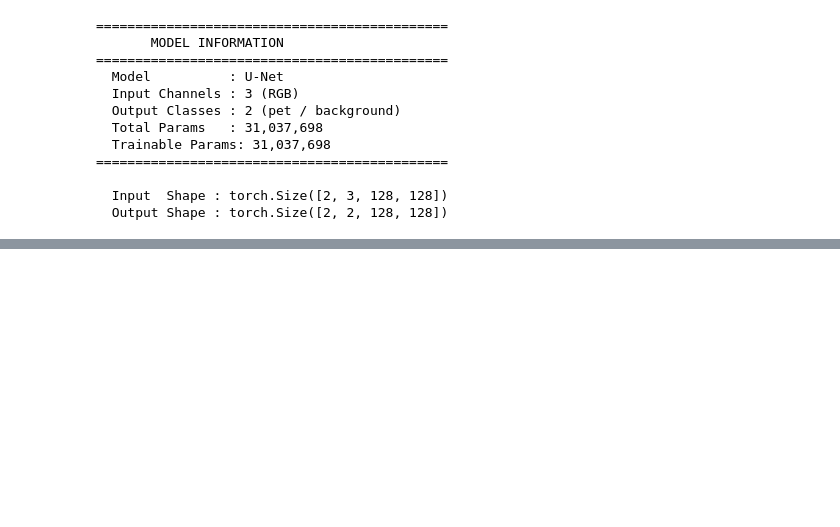
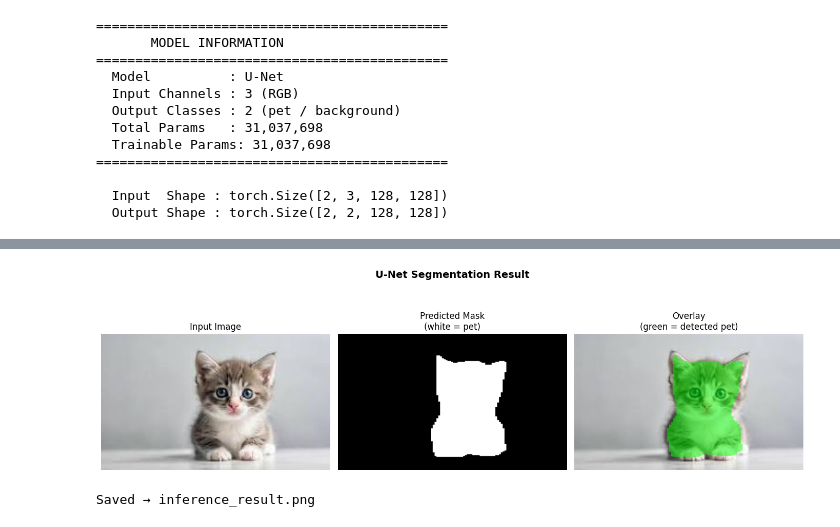
Before and after one commit to raghvendragoyal01/Pattern-Recognition-Experiments-models-from-Scratch-, a Jupyter notebook: U-Net_From_Scratch/Exp6.ipynb, the cells around one changed output, grey strips where cells are left out. Cells and saved outputs as stored; diff of their text form; code cells hidden in the pictures; blank space fills up the shorter version.

```diff
--- a/U-Net_From_Scratch/Exp6.ipynb
+++ b/U-Net_From_Scratch/Exp6.ipynb
@@ -482,0 +1297,36 @@ print("Model saved → unet_pet_segmentation.pth")
+# %%
+import matplotlib.pyplot as plt
+
+def show_result(image_path, model, device):
+    """
+    Shows: Original Image | Predicted Mask | Overlay
+    """
+    pred_mask, original_img = predict(model, image_path, device)
+
+    img_array = np.array(original_img)
+
+    # Create overlay: green color on predicted pet pixels
+    overlay = img_array.copy()
+    overlay[pred_mask == 1] = (overlay[pred_mask == 1] * 0.5
+                               + np.array([0, 255, 0]) * 0.5).astype(np.uint8)
+
+    # Plot all three
+    fig, axes = plt.subplots(1, 3, figsize=(14, 5))
+    fig.suptitle("U-Net Segmentation Result", fontsize=14, fontweight='bold')
+
+    axes[0].imshow(img_array)
+    axes[0].set_title("Input Image")
+    axes[0].axis("off")
+
+    axes[1].imshow(pred_mask, cmap="gray")
+    axes[1].set_title("Predicted Mask\n(white = pet)")
+    axes[1].axis("off")
+
+    axes[2].imshow(overlay)
+    axes[2].set_title("Overlay\n(green = detected pet)")
+    axes[2].axis("off")
+
+    plt.tight_layout()
+    plt.savefig("inference_result.png", dpi=100)
+    plt.show()
+    print("Saved → inference_result.png")
@@ -482,0 +1361,8 @@ print("Model saved → unet_pet_segmentation.pth")
+# %%
+#simply use this model and give your image
+image_path = "my cat.jpg"
+
+show_result(image_path, model, DEVICE)
+# %% [output]
+[figure, added]
+Saved → inference_result.png
```
Also changed, not shown: parts of 26 cells of this notebook.
